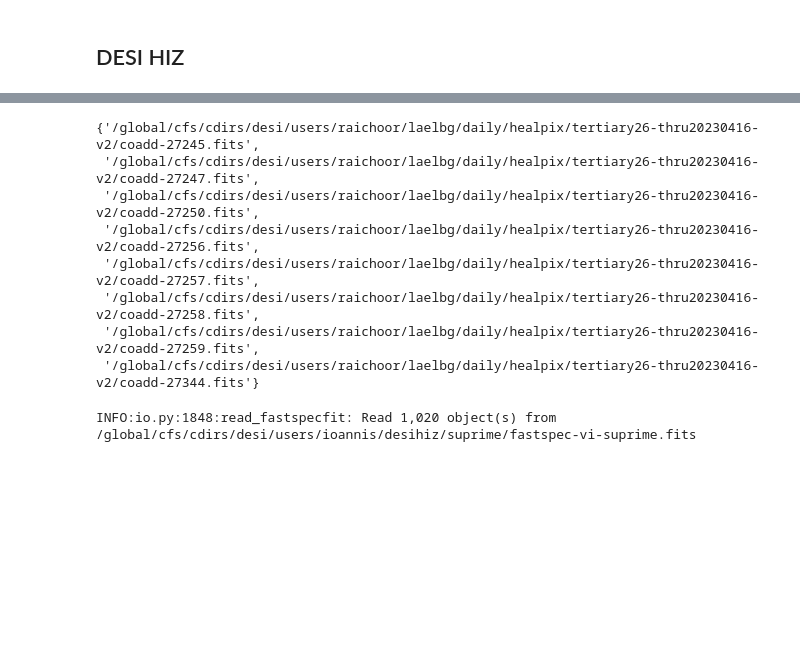
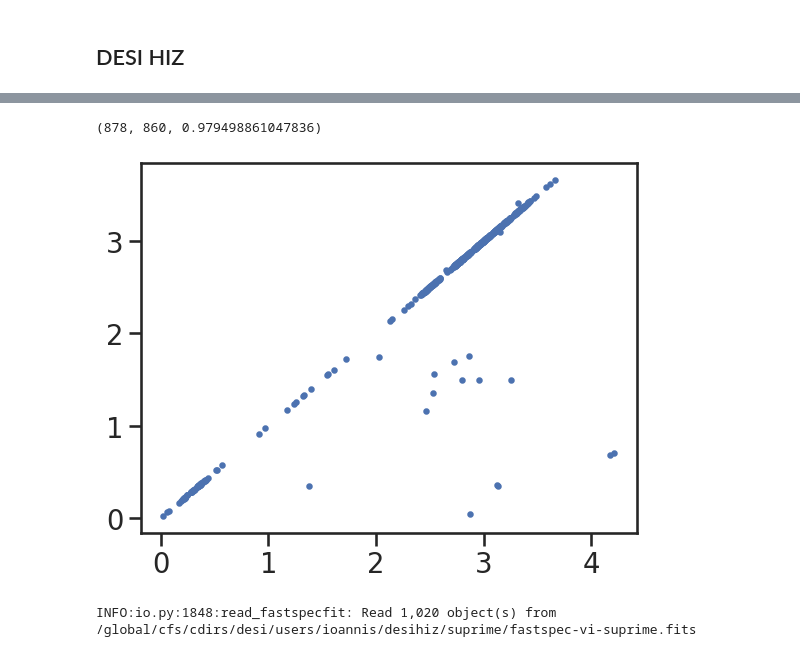
Before and after one commit to moustakas/fastspecfit-projects, a Jupyter notebook: desihiz/desihiz.ipynb, the cells around one changed output, grey strips where cells are left out. Cells and saved outputs as stored; diff of their text form; code cells hidden in the pictures; blank space fills up the shorter version.

```diff
--- a/desihiz/desihiz.ipynb
+++ b/desihiz/desihiz.ipynb
@@ -84,6 +84,7 @@ def read_desihiz(selection='odin', targetids=None, vi_redshifts=False):
 
     return fphoto, fspec
 # %%
-fphoto, fspec = read_desihiz(selection='suprime')
+selection = 'suprime'
+fphoto, fspec = read_desihiz(selection=selection)
 # %% [output]
 INFO:2848552588.py:24:read_desihiz: Read 1,860 objects from /global/cfs/cdirs/desi/users/raichoor/laelbg/suprime/test/forjohn/v0/desi-suprime.fits
@@ -93,14 +94,13 @@ INFO:2848552588.py:27:read_desihiz: Read 1,860 objects from /global/cfs/cdirs/de
-# %%
-set(fspec['COADDFN'])
-# %% [output]
-{'/global/cfs/cdirs/desi/users/raichoor/laelbg/daily/healpix/tertiary26-thru20230416-v2/coadd-27245.fits',
- '/global/cfs/cdirs/desi/users/raichoor/laelbg/daily/healpix/tertiary26-thru20230416-v2/coadd-27247.fits',
- '/global/cfs/cdirs/desi/users/raichoor/laelbg/daily/healpix/tertiary26-thru20230416-v2/coadd-27250.fits',
- '/global/cfs/cdirs/desi/users/raichoor/laelbg/daily/healpix/tertiary26-thru20230416-v2/coadd-27256.fits',
- '/global/cfs/cdirs/desi/users/raichoor/laelbg/daily/healpix/tertiary26-thru20230416-v2/coadd-27257.fits',
- '/global/cfs/cdirs/desi/users/raichoor/laelbg/daily/healpix/tertiary26-thru20230416-v2/coadd-27258.fits',
- '/global/cfs/cdirs/desi/users/raichoor/laelbg/daily/healpix/tertiary26-thru20230416-v2/coadd-27259.fits',
- '/global/cfs/cdirs/desi/users/raichoor/laelbg/daily/healpix/tertiary26-thru20230416-v2/coadd-27344.fits'}
+# %%
+zbest = Table(fitsio.read(f'/global/cfs/cdirs/desi/users/ioannis/desihiz/{selection}/redrock-{selection}.fits'))
+# %%
+I = np.where((zbest['DELTACHI2'] > 15.) * (fspec['VI_QUALITY'] >= 3))[0]
+G = np.where(2.99e5 * np.abs((zbest['Z'][I] - fspec['VI_Z'][I]) / (1 + fspec['VI_Z'][I])) < 1e3)[0]
+plt.scatter(fspec['VI_Z'][I], zbest['Z'][I], s=10)
+len(I), len(G), len(G) / len(I)
+# %% [output]
+(878, 860, 0.979498861047836)
+[figure, added]
 # %%
 desi_root = os.getenv('DESI_ROOT')
 datadir = desi_root+'/users/raichoor/laelbg/daily/healpix/tertiary26-thru20230416'
```
Also changed, not shown: parts of 1 cell of this notebook.
